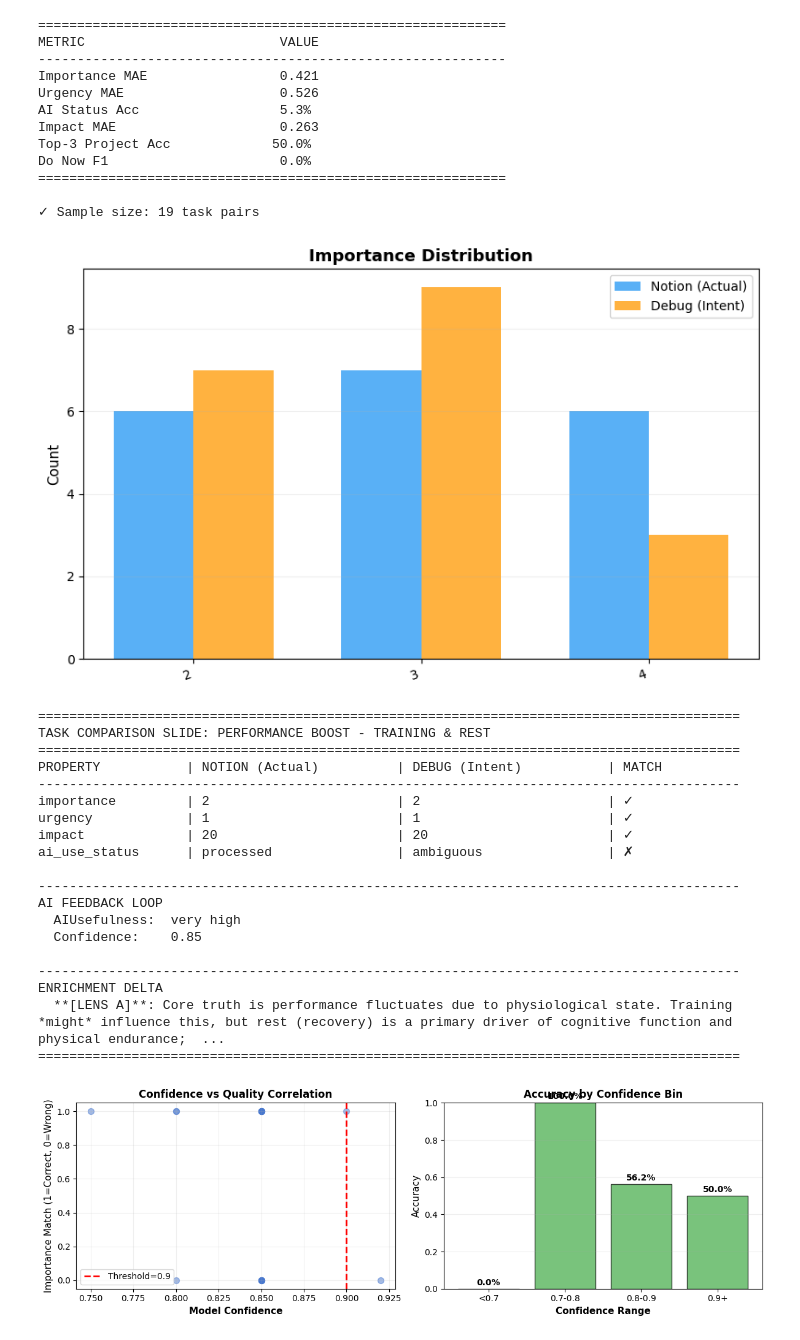
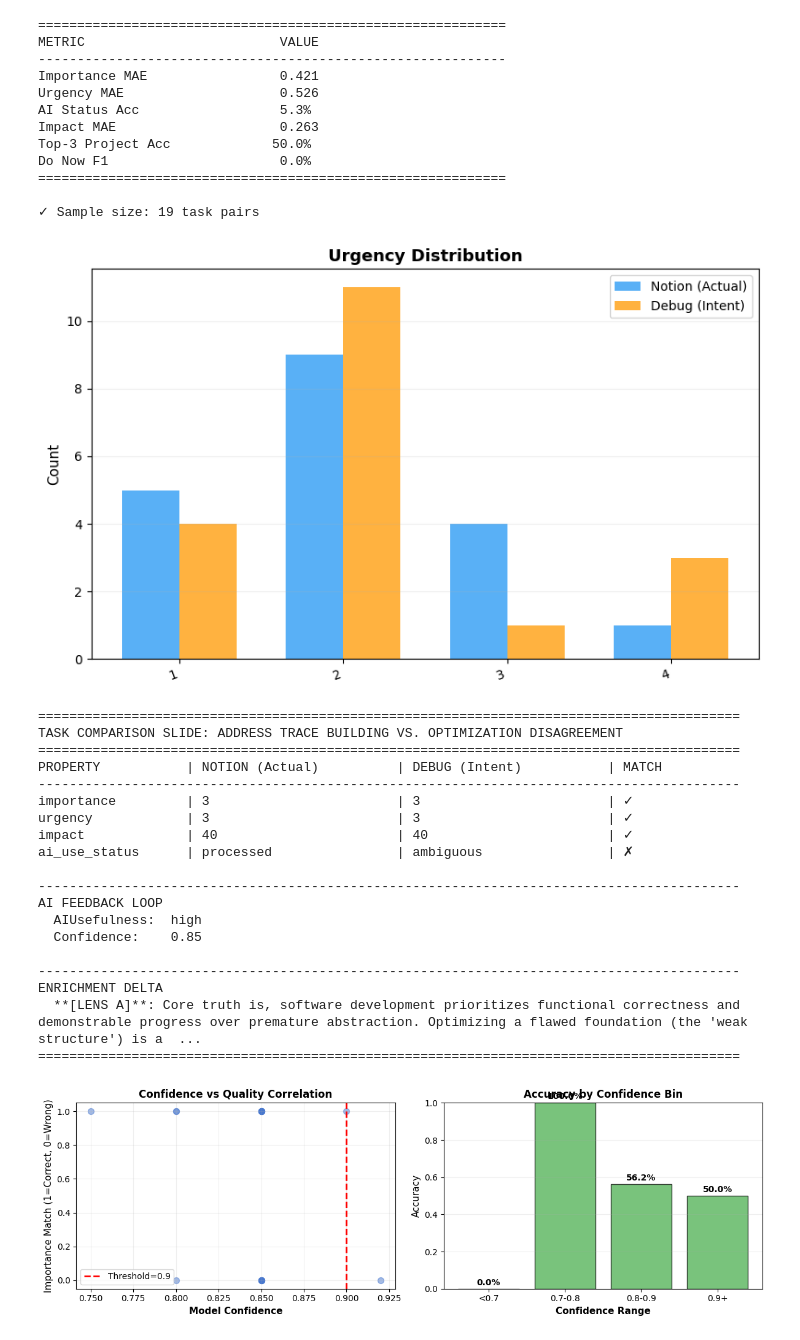
Before and after one commit to dmsavkov/Notion-Inbox-Agent, a Jupyter notebook: notebooks/evaluate.ipynb, the cells around one changed output. Drawn from its saved outputs; the diff is of its cells as text; code cells hidden in the pictures.

```diff
--- a/notebooks/evaluate.ipynb
+++ b/notebooks/evaluate.ipynb
@@ -494,48 +509,53 @@ Do Now F1                      0.0%
 def plot_property_distribution(pairs, prop_name, title=None):
     """
     Reusable distribution comparison for any categorical property.
+    Skips None/missing values.
 
     Args:
         pairs: List of (notion_task, debug_task) tuples
         prop_name: Property name to compare (e.g., 'importance', 'urgency')
         title: Optional custom title
     """
+    if not pairs:
+        print(f"No pairs to plot for '{prop_name}'.")
+        return
+
     plt.style.use("seaborn-v0_8-muted")
 
-    n_vals = [n.get(prop_name) for n, _ in pairs if n.get(prop_name) is not None]
-    d_vals = [d.get(prop_name) for _, d in pairs if d.get(prop_name) is not None]
+    n_vals = [n.get(prop_name) for n, _ in pairs if n and n.get(prop_name) is not None]
+    d_vals = [d.get(prop_name) for _, d in pairs if d and d.get(prop_name) is not None]
 
     labels = sorted({*n_vals, *d_vals}, key=lambda x: str(x))
     if not labels:
         print(f"No values found for '{prop_name}'.")
         return
 
     n_count = Counter(n_vals)
     d_count = Counter(d_vals)
 
     x = np.arange(len(labels))
     width = 0.35
 
     fig, ax = plt.subplots(figsize=(8, 5))
     ax.bar(x - width / 2, [n_count[l] for l in labels], width,
            label="Notion (Actual)", alpha=0.75, color='#2196F3')
     ax.bar(x + width / 2, [d_count[l] for l in labels], width,
            label="Debug (Intent)", alpha=0.75, color='#FF9800')
 
     ax.set_title(title or f"{prop_name.replace('_', ' ').title()} Distribution",
                  fontsize=13, fontweight='bold')
     ax.set_xticks(x)
     ax.set_xticklabels([str(l) for l in labels], rotation=20, ha="right")
     ax.set_ylabel("Count", fontsize=11)
     ax.legend()
     ax.grid(axis="y", alpha=0.2)
     plt.tight_layout()
     plt.show()
 
 # Example: Plot importance distribution
-plot_property_distribution(task_pairs, "importance")
+plot_property_distribution(task_pairs, "urgency")
 # %% [output]
-[figure, old version]
+[figure, new version]
 # %%
 # ============ TASK COMPARISON SLIDE ============
 
@@ -543,6 +563,7 @@ def compare_task_slide(index, pairs=None):
     """
     Visual comparison 'slide' of a specific debug/notion task pair.
     Shows property alignment, match status, AI feedback, and enrichment.
+    Handles missing properties gracefully.
 
     Args:
         index: Index of the task pair to inspect
@@ -551,15 +572,24 @@ def compare_task_slide(index, pairs=None):
     if pairs is None:
         pairs = task_pairs
 
-    if not pairs:
+    if not pairs or not isinstance(pairs, list):
         print("No task pairs available.")
         return
     if index < 0 or index >= len(pairs):
-        print(f"Index out of range: {index} (available: 0-{len(pairs)-1})")
+        print(f"Index out of range: {index}")
         return
 
-    n, d = pairs[index]
-    title = n.get("title") or d.get("title") or f"Task #{index}"
+    pair = pairs[index]
+    if pair is None or len(pair) < 2:
+        print(f"Invalid pair at index {index}")
+        return
+
+    n, d = pair
+    if n is None or d is None:
+        print(f"Task at index {index} has missing data")
+        return
+
+    title = (n.get("title") or d.get("title") or f"Task #{index}").strip()
 
     print(f"\n{'='*90}")
     print(f"TASK COMPARISON SLIDE: {str(title).upper()}")
@@ -589,23 +619,23 @@ if task_pairs:
     compare_task_slide(0)
 # %% [output]
 ==========================================================================================
-TASK COMPARISON SLIDE: PERFORMANCE BOOST - TRAINING & REST
+TASK COMPARISON SLIDE: ADDRESS TRACE BUILDING VS. OPTIMIZATION DISAGREEMENT
 ==========================================================================================
 PROPERTY           | NOTION (Actual)          | DEBUG (Intent)           | MATCH
 ------------------------------------------------------------------------------------------
-importance         | 2                        | 2                        | ✓
-urgency            | 1                        | 1                        | ✓
-impact             | 20                       | 20                       | ✓
+importance         | 3                        | 3                        | ✓
+urgency            | 3                        | 3                        | ✓
+impact             | 40                       | 40                       | ✓
 ai_use_status      | processed                | ambiguous                | ✗
 
 ------------------------------------------------------------------------------------------
 AI FEEDBACK LOOP
-  AIUsefulness:  very high
+  AIUsefulness:  high
   Confidence:    0.85
 
 ------------------------------------------------------------------------------------------
 ENRICHMENT DELTA
-  **[LENS A]**: Core truth is performance fluctuates due to physiological state. Training *might* influence this, but rest (recovery) is a primary driver of cognitive function and physical endurance;  ...
+  **[LENS A]**: Core truth is, software development prioritizes functional correctness and demonstrable progress over premature abstraction. Optimizing a flawed foundation (the 'weak structure') is a  ...
 ==========================================================================================
 # %%
 # ============ HIGH-SIGNAL ANALYSIS: Confidence vs Accuracy ============
```
Also changed, not shown: parts of 3 cells of this notebook.
